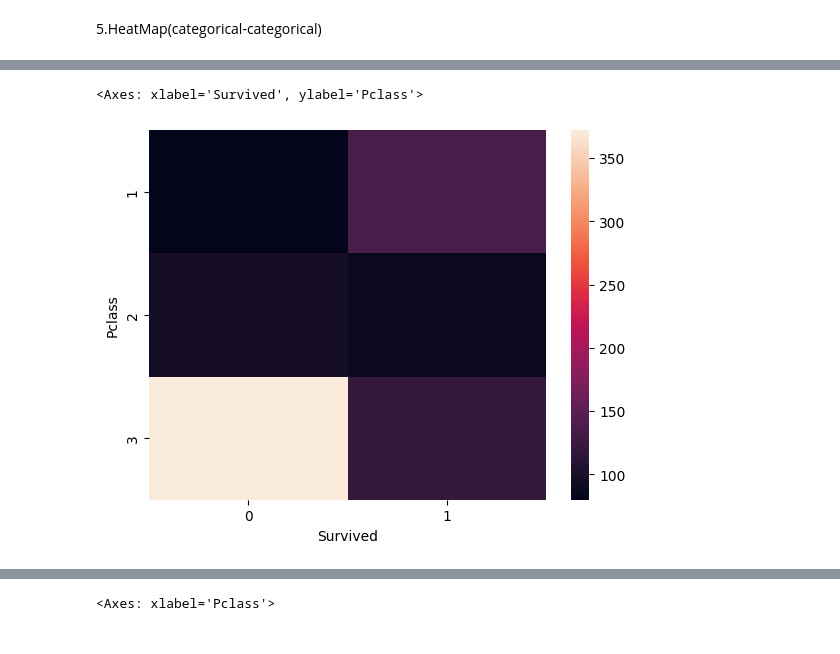
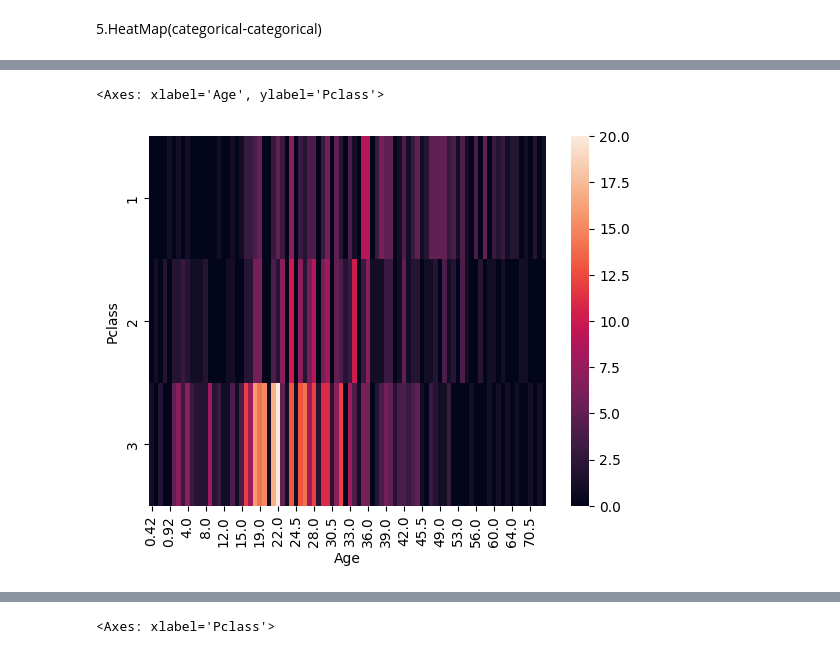
Before and after one commit to rxdrxksh01/ml-notes-and-experiments, a Jupyter notebook: campus_x/codes/multivariate-analysis-l21.ipynb, the cells around one changed output, grey strips where cells are left out. Saved outputs shown, nothing was run; the diff lists cells and outputs as text; code cells hidden in the pictures.

```diff
--- a/campus_x/codes/multivariate-analysis-l21.ipynb
+++ b/campus_x/codes/multivariate-analysis-l21.ipynb
@@ -120,7 +121,7 @@ titanic.head()
 | 3 | 4 | 1 | 1 | Futrelle, Mrs. Jacques Heath (Lil... | female | 35.0 | 1 | 0 | 113803 | 53.1000 | ... |
 | 4 | 5 | 0 | 3 | Allen, Mr. William Henry | male | 35.0 | 0 | 0 | 373450 | 8.0500 | ... |
 # %%
-sns.heatmap(pd.crosstab(titanic['Pclass'],titanic['Survived']))
+sns.heatmap(pd.crosstab(titanic['Pclass'],titanic['Age']))
 # %% [output]
-<Axes: xlabel='Survived', ylabel='Pclass'>
+<Axes: xlabel='Age', ylabel='Pclass'>
-[figure, old version]
+[figure, new version]
```
Also changed, not shown: parts of 2 cells of this notebook, 5 other files.
